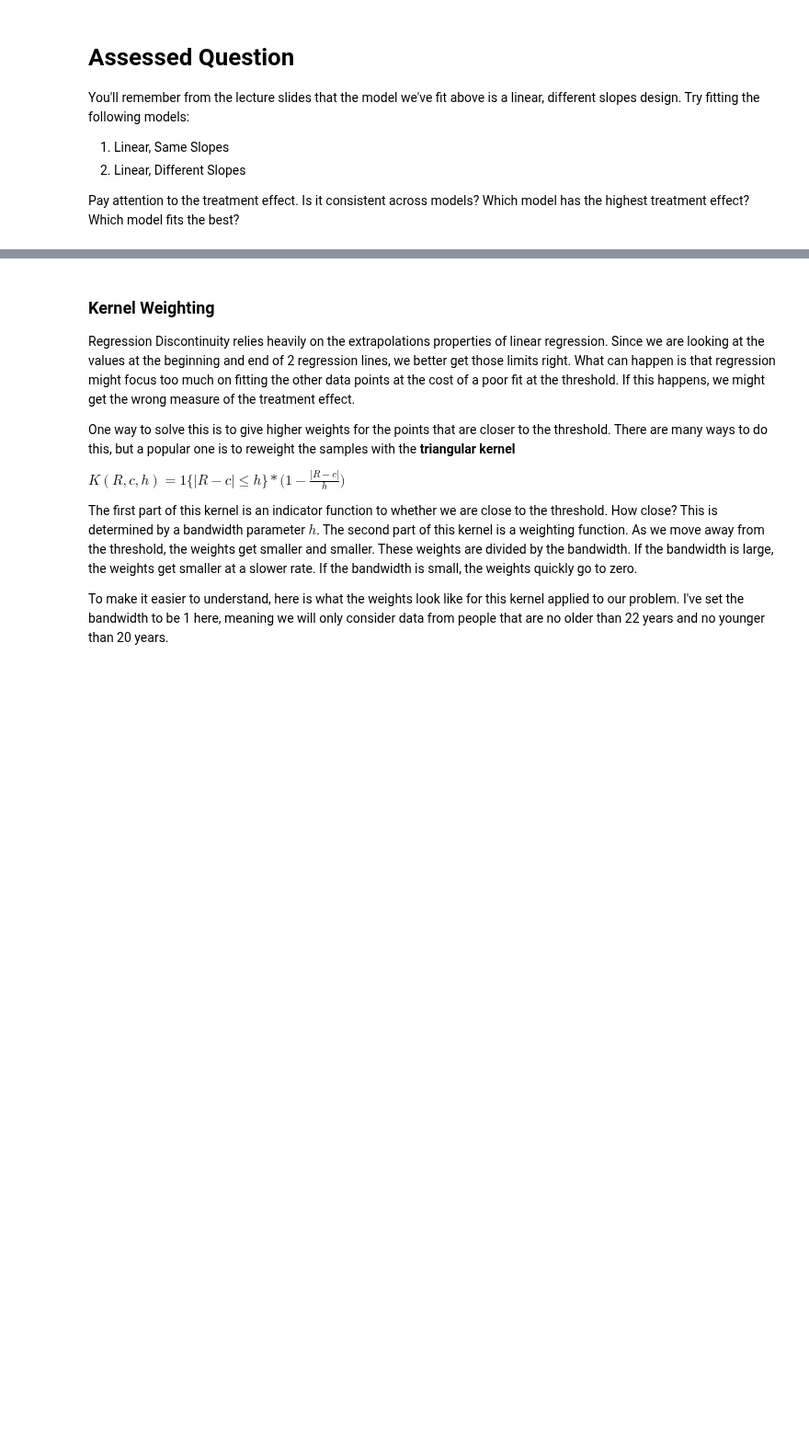
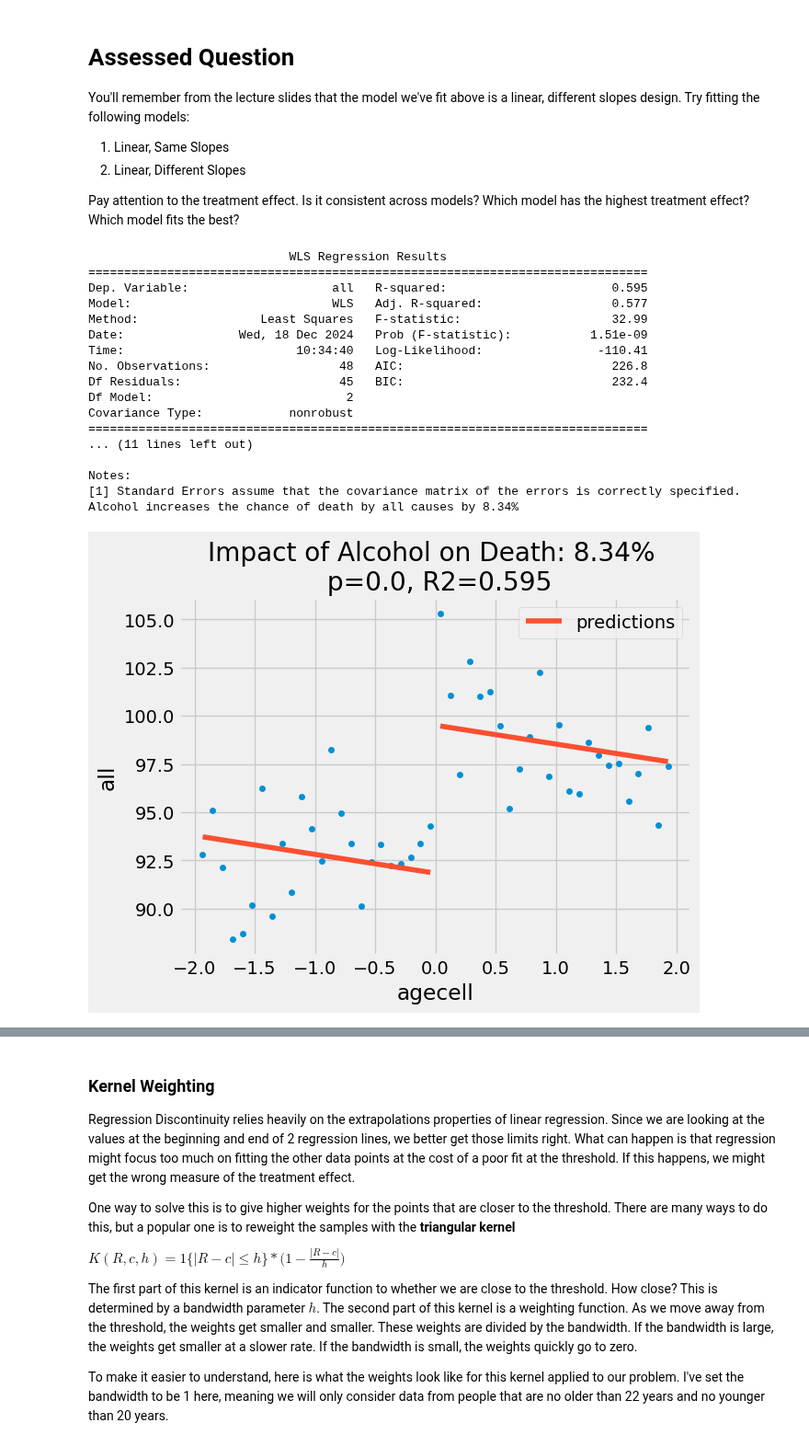
Before and after one commit to laiacoder/QM2, a Jupyter notebook: notebooks/W09. Regression Discontinuity.ipynb, the cells around one changed output, grey strips where cells are left out. Shown at 92% size. Cells and saved outputs as stored; diff of their text form; code cells hidden in the pictures; blank space fills up the shorter version.

```diff
--- a/notebooks/W09. Regression Discontinuity.ipynb
+++ b/notebooks/W09. Regression Discontinuity.ipynb
@@ -246,3 +238,39 @@ You'll remember from the lecture slides that the model we've fit above is a line
 2. Linear, Different Slopes
 
 Pay attention to the treatment effect. Is it consistent across models? Which model has the highest treatment effect? Which model fits the best?
+# %%
+# 1. Linear, Same Slopes
+
+rdd_same_slopes = drinking.copy()  # Use a copy instead of modifying directly
+rdd_same_slopes["threshold"] = (rdd_same_slopes["agecell"] > 0).astype(int)  # Assign threshold column explicitly
+same_slopes_model = smf.wls("all ~ agecell + threshold", rdd_same_slopes).fit()
+print(same_slopes_model.summary())
+
+pct_ss = 100 * ((same_slopes_model.params["threshold"] + same_slopes_model.params["Intercept"]) / same_slopes_model.params["Intercept"] - 1)
+
+print(f"Alcohol increases the chance of death by all causes by {np.round(pct_ss, 2)}%")  # Use f-strings for formatting
+
+rdd_ss_plot = rdd_same_slopes.plot.scatter(x="agecell", y="all", color="C0")  # Use the copied DataFrame for plotting
+rdd_same_slopes["predictions"] = same_slopes_model.fittedvalues  # Assign predictions directly for clarity
+rdd_same_slopes.plot(x="agecell", y="predictions", ax=rdd_ss_plot, color="C1")
+plt.title(f"Impact of Alcohol on Death: {np.round(pct_ss, 2)}% \n p={np.round(same_slopes_model.pvalues['threshold'], 3)}, R2={np.round(same_slopes_model.rsquared, 3)}")
+plt.show()
+# %% [output]
+                            WLS Regression Results
+==============================================================================
+Dep. Variable:                    all   R-squared:                       0.595
+Model:                            WLS   Adj. R-squared:                  0.577
+Method:                 Least Squares   F-statistic:                     32.99
+Date:                Wed, 18 Dec 2024   Prob (F-statistic):           1.51e-09
+Time:                        10:34:40   Log-Likelihood:                -110.41
+No. Observations:                  48   AIC:                             226.8
+Df Residuals:                      45   BIC:                             232.4
+Df Model:                           2
+Covariance Type:            nonrobust
+==============================================================================
+... (11 lines left out)
+
+Notes:
+[1] Standard Errors assume that the covariance matrix of the errors is correctly specified.
+Alcohol increases the chance of death by all causes by 8.34%
+[figure, added]
```
Also changed, not shown: parts of 6 cells of this notebook.
